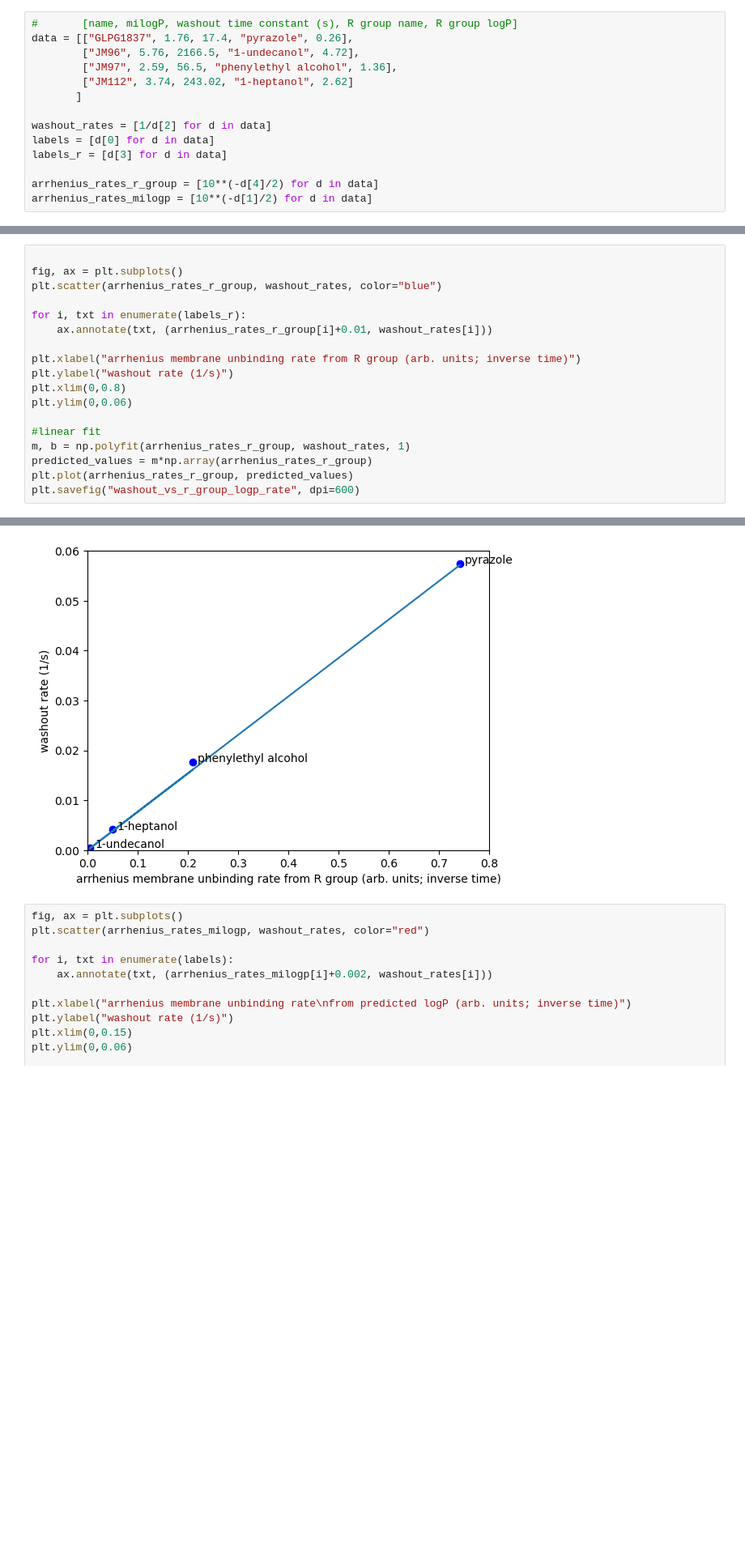
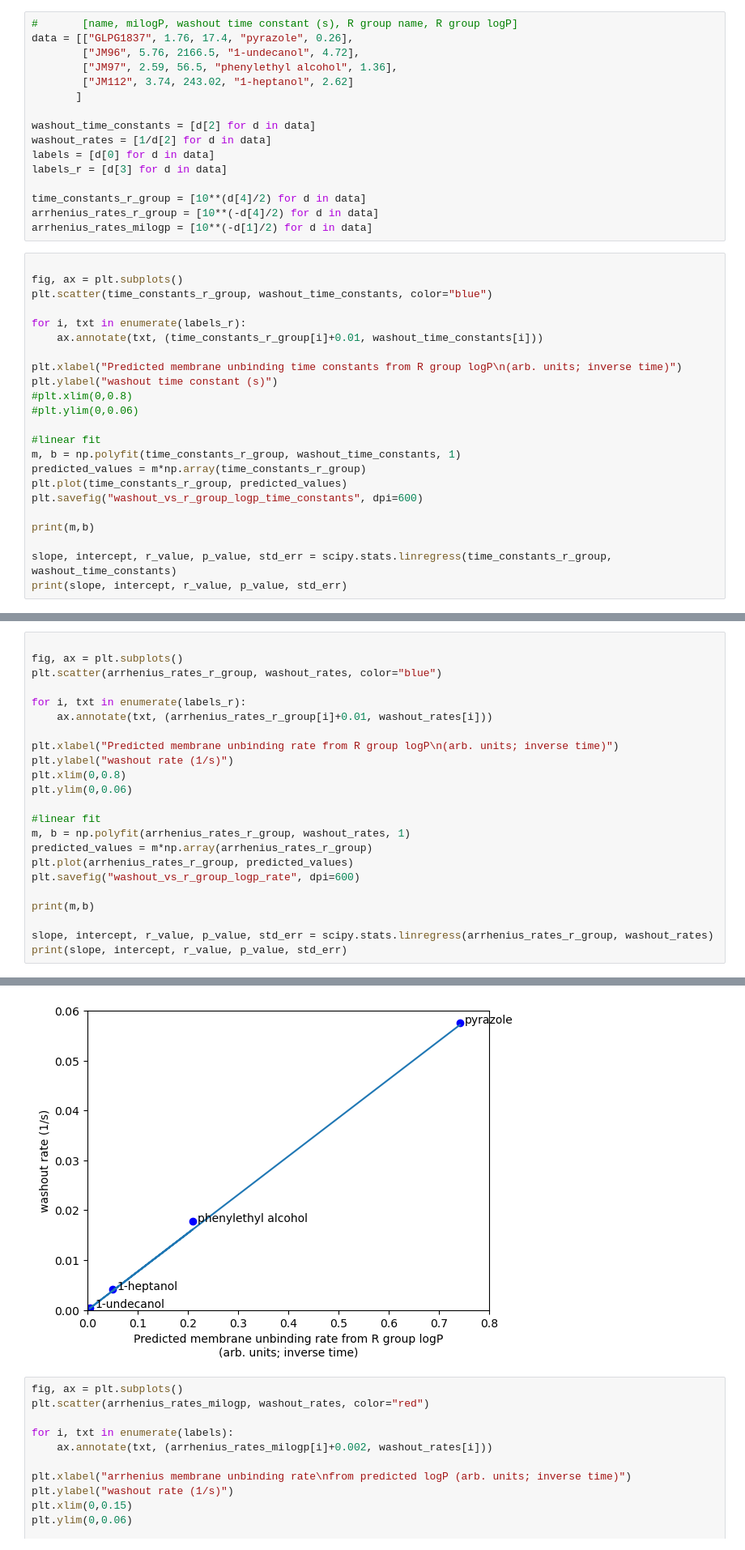
Before and after one commit to JonathanHB/cftr-glpg1837, a Jupyter notebook: analysis/logp_data.ipynb, the cells around one changed output, grey strips where cells are left out. Shown at 81% size. Cells and saved outputs as stored; diff of their text form; blank space fills up the shorter version.

```diff
--- a/analysis/logp_data.ipynb
+++ b/analysis/logp_data.ipynb
@@ -9,9 +10,34 @@ data = [["GLPG1837", 1.76, 17.4, "pyrazole", 0.26],
         ["JM112", 3.74, 243.02, "1-heptanol", 2.62]
        ]
 
+washout_time_constants = [d[2] for d in data]
 washout_rates = [1/d[2] for d in data]
 labels = [d[0] for d in data]
 labels_r = [d[3] for d in data]
 
+time_constants_r_group = [10**(d[4]/2) for d in data]
 arrhenius_rates_r_group = [10**(-d[4]/2) for d in data]
 arrhenius_rates_milogp = [10**(-d[1]/2) for d in data]
+# %%
+
+fig, ax = plt.subplots()
+plt.scatter(time_constants_r_group, washout_time_constants, color="blue")
+
+for i, txt in enumerate(labels_r):
+    ax.annotate(txt, (time_constants_r_group[i]+0.01, washout_time_constants[i]))
+
+plt.xlabel("Predicted membrane unbinding time constants from R group logP\n(arb. units; inverse time)")
+plt.ylabel("washout time constant (s)")
+#plt.xlim(0,0.8)
+#plt.ylim(0,0.06)
+
+#linear fit
+m, b = np.polyfit(time_constants_r_group, washout_time_constants, 1)
+predicted_values = m*np.array(time_constants_r_group)
+plt.plot(time_constants_r_group, predicted_values)
+plt.savefig("washout_vs_r_group_logp_time_constants", dpi=600)
+
+print(m,b)
+
+slope, intercept, r_value, p_value, std_err = scipy.stats.linregress(time_constants_r_group, washout_time_constants)
+print(slope, intercept, r_value, p_value, std_err)
@@ -23,7 +53,7 @@ plt.scatter(arrhenius_rates_r_group, washout_rates, color="blue")
 for i, txt in enumerate(labels_r):
     ax.annotate(txt, (arrhenius_rates_r_group[i]+0.01, washout_rates[i]))
 
-plt.xlabel("arrhenius membrane unbinding rate from R group (arb. units; inverse time)")
+plt.xlabel("Predicted membrane unbinding rate from R group logP\n(arb. units; inverse time)")
 plt.ylabel("washout rate (1/s)")
 plt.xlim(0,0.8)
 plt.ylim(0,0.06)
@@ -33,4 +63,9 @@ m, b = np.polyfit(arrhenius_rates_r_group, washout_rates, 1)
 predicted_values = m*np.array(arrhenius_rates_r_group)
 plt.plot(arrhenius_rates_r_group, predicted_values)
 plt.savefig("washout_vs_r_group_logp_rate", dpi=600)
+
+print(m,b)
+
+slope, intercept, r_value, p_value, std_err = scipy.stats.linregress(arrhenius_rates_r_group, washout_rates)
+print(slope, intercept, r_value, p_value, std_err)
 # %% [output]
@@ -37,4 +74,4 @@ plt.savefig("washout_vs_r_group_logp_rate", dpi=600)
-[figure, old version]
+[figure, new version]
 # %%
 fig, ax = plt.subplots()
 plt.scatter(arrhenius_rates_milogp, washout_rates, color="red")
```
Also changed, not shown: parts of 3 cells of this notebook, 4 other files.
